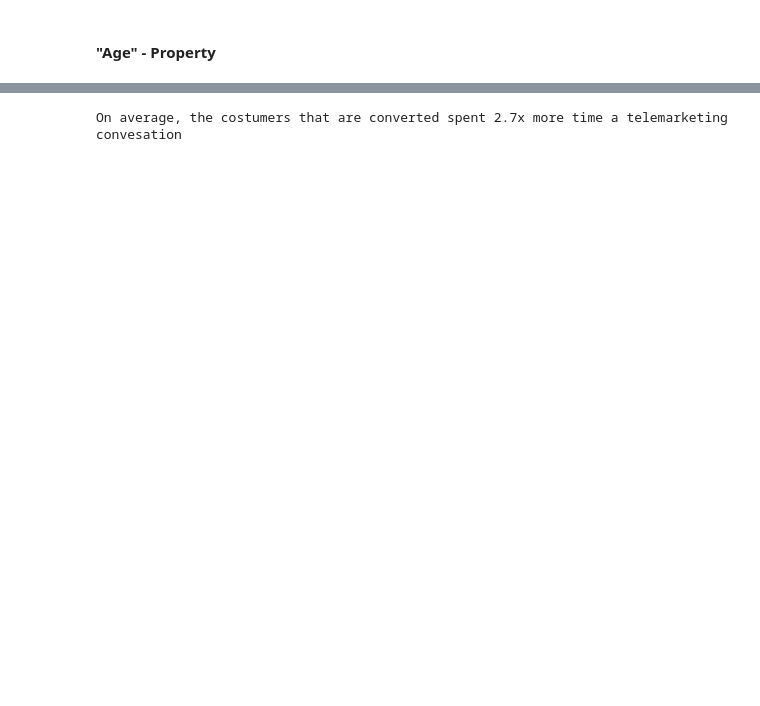
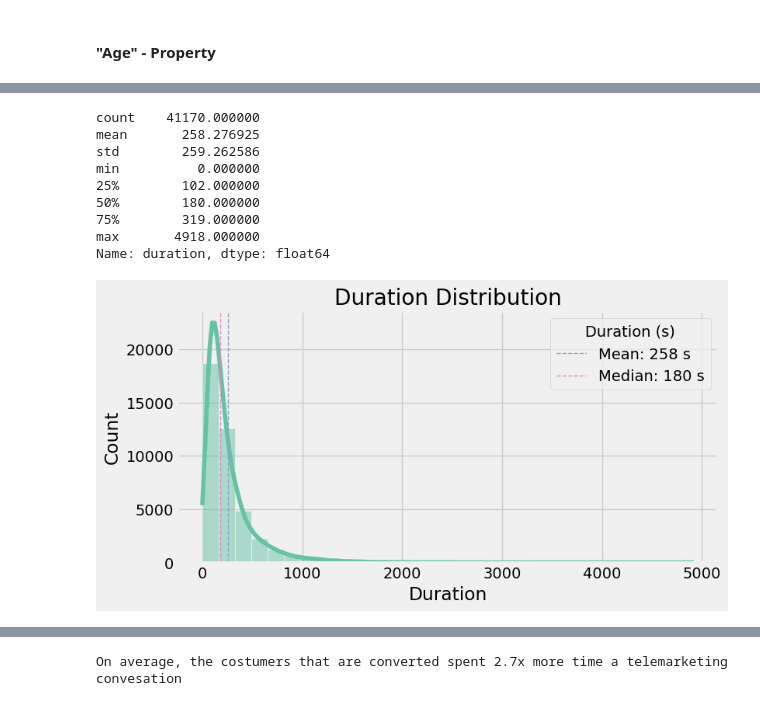
Before and after one commit to n0th1ng999/MINDD-TP1, a Jupyter notebook: EDA.ipynb, the cells around one changed output, grey strips where cells are left out. Cells and saved outputs as stored; diff of their text form; code cells hidden in the pictures; blank space fills up the shorter version.

```diff
--- a/EDA.ipynb
+++ b/EDA.ipynb
@@ -1394,4 +1554,2 @@ So we have to consider that we cannot provide realistic information if there are
 
 We can observe that the longer call durations tend to be associated with a higher conversion rate.
-# %%
-PreppedDF = PreppedDF[PreppedDF['duration'] > 0]
@@ -1506,0 +1556,40 @@ plt.show()
+# %%
+# Summary statistics
+print(PreppedDF['duration'].describe())
+
+# Histogram
+plt.figure(figsize=(8,4))
+sns.histplot(PreppedDF['duration'], bins=30, kde=True)
+plt.axvline(PreppedDF['duration'].mean(),
+            color=plt.rcParams['axes.prop_cycle'].by_key()['color'][2],
+            linestyle='--',
+            label=f'Mean: {PreppedDF["duration"].mean():.0f} s',
+            linewidth=1
+            )
+plt.axvline(PreppedDF['duration'].median(),
+            color=plt.rcParams['axes.prop_cycle'].by_key()['color'][3],
+            linestyle='--',
+            label=f'Median: {PreppedDF["duration"].median():.0f} s',
+            linewidth=1
+            )
+plt.legend(title='Duration (s)')
+plt.title('Duration Distribution')
+plt.xlabel('Duration')
+plt.show()
+
+# Outlier detection (IQR)
+Q1 = PreppedDF['duration'].quantile(0.25)
+Q3 = PreppedDF['duration'].quantile(0.75)
+IQR = Q3 - Q1
+outliers = PreppedDF[(PreppedDF['duration'] < Q1 - 1.5*IQR) | (PreppedDF['duration'] > Q3 + 1.5*IQR)]
+# %% [output]
+count    41170.000000
+mean       258.276925
+std        259.262586
+min          0.000000
+25%        102.000000
+50%        180.000000
+75%        319.000000
+max       4918.000000
+Name: duration, dtype: float64
+[figure, added]
```
Also changed, not shown: parts of 30 cells of this notebook.
